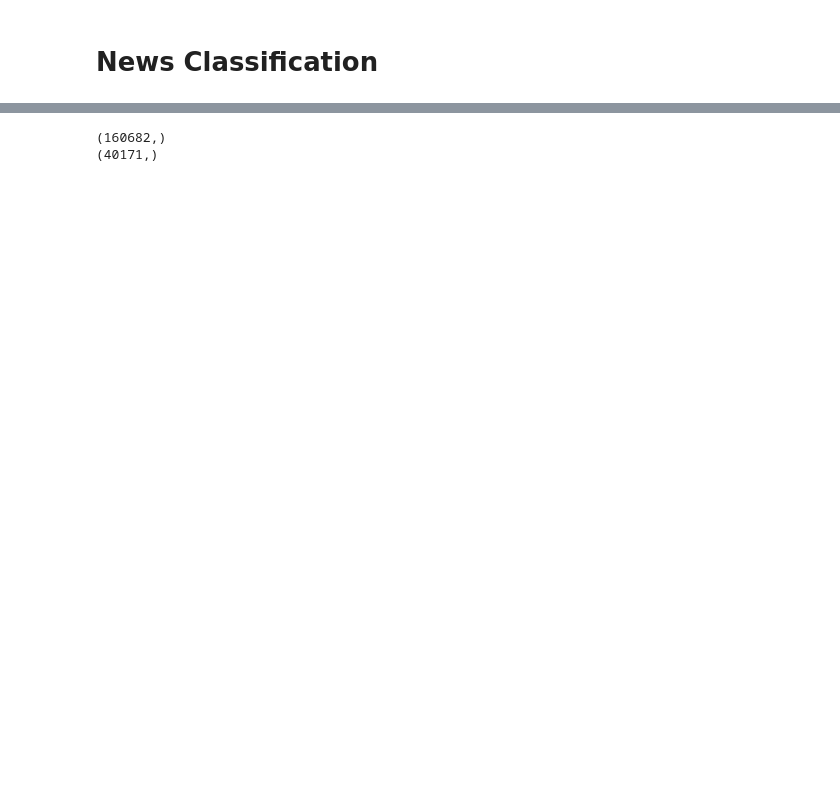
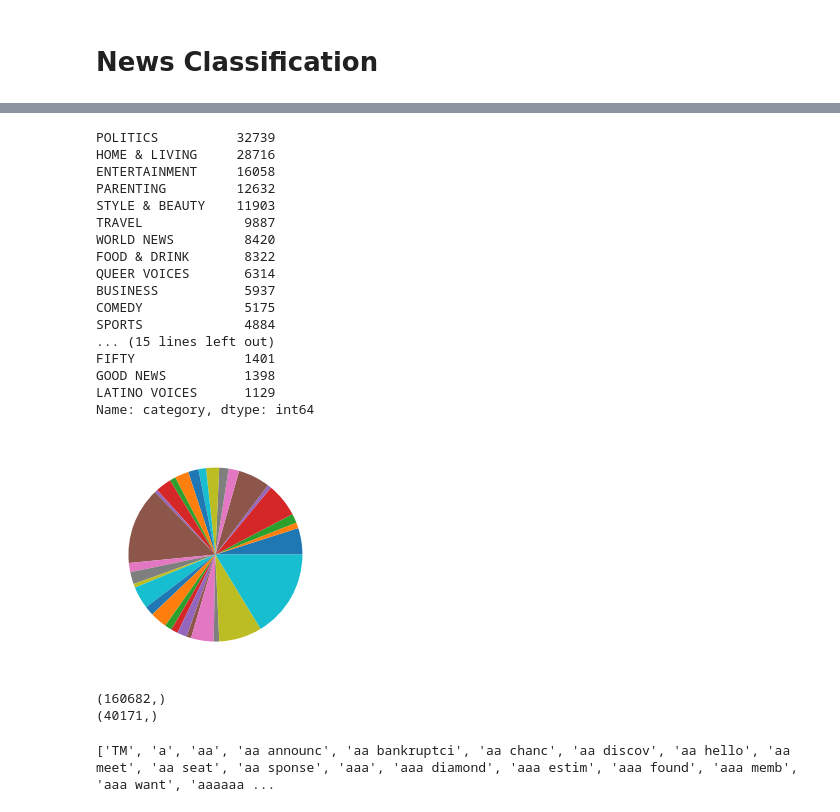
Before and after one commit to sourishsarmah/news-categorization, a Jupyter notebook: NewsClassification.ipynb, the cells around one changed output, grey strips where cells are left out. Cells and saved outputs as stored; diff of their text form; code cells hidden in the pictures; blank space fills up the shorter version.

```diff
--- a/NewsClassification.ipynb
+++ b/NewsClassification.ipynb
@@ -48,3 +40,37 @@ MONEY   1707
+# %%
+%matplotlib inline
+import matplotlib.pyplot as plt
+from preprocess import removeDuplicateLabels
+
+y = removeDuplicateLabels(y)
+print(y.value_counts())
+
+labels = list(set(y))
+
+counts = []
+for label in labels:
+    counts.append(np.count_nonzero(y == label))
+plt.pie(counts)
+plt.show()
+# %% [output]
+POLITICS          32739
+HOME & LIVING     28716
+ENTERTAINMENT     16058
+PARENTING         12632
+STYLE & BEAUTY    11903
+TRAVEL             9887
+WORLD NEWS         8420
+FOOD & DRINK       8322
+QUEER VOICES       6314
+BUSINESS           5937
+COMEDY             5175
+SPORTS             4884
+... (15 lines left out)
+FIFTY              1401
+GOOD NEWS          1398
+LATINO VOICES      1129
+Name: category, dtype: int64
+[figure, added]
 # %%
 from sklearn.preprocessing import LabelEncoder
 labelencoder = LabelEncoder()
@@ -61,0 +104,6 @@ print(X_test.shape)
+# %%
+features = vect.get_feature_names()
+features.sort()
+print(features[:10000])
+# %% [output]
+['TM', 'a', 'aa', 'aa announc', 'aa bankruptci', 'aa chanc', 'aa discov', 'aa hello', 'aa meet', 'aa seat', 'aa sponse', 'aaa', 'aaa diamond', 'aaa estim', 'aaa found', 'aaa memb', 'aaa want', 'aaaaaa ...
```
Also changed, not shown: parts of 8 cells of this notebook, 1 other file.
